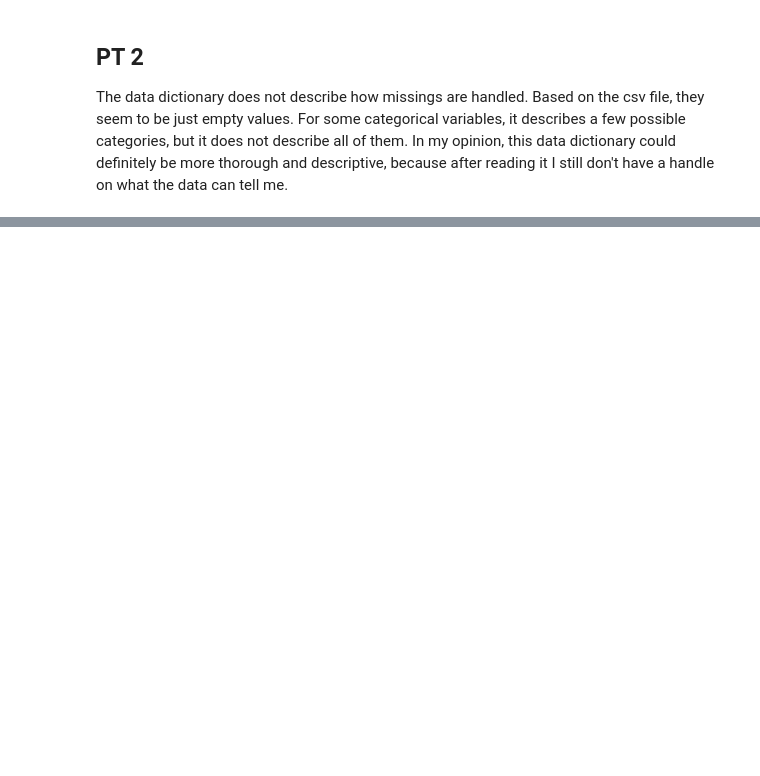
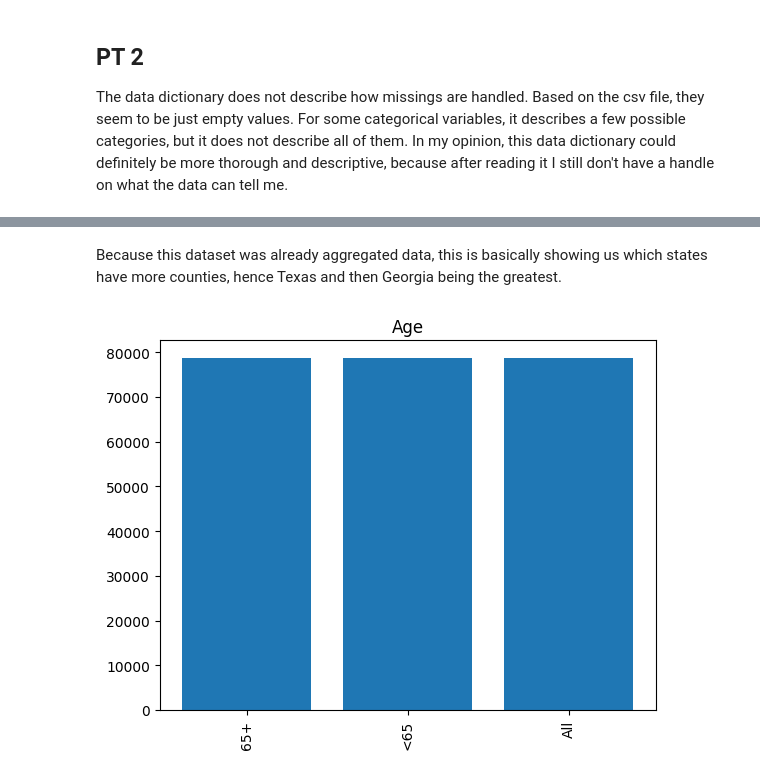
Before and after one commit to rvt9bx/DS3001visualization, a Jupyter notebook: assignment/assignment.ipynb, the cells around one changed output, grey strips where cells are left out. Cells and saved outputs as stored; diff of their text form; code cells hidden in the pictures; blank space fills up the shorter version.

```diff
--- a/assignment/assignment.ipynb
+++ b/assignment/assignment.ipynb
@@ -302,0 +397,11 @@ The data dictionary does not describe how missings are handled. Based on the csv
+# %% [markdown]
+Because this dataset was already aggregated data, this is basically showing us which states have more counties, hence Texas and then Georgia being the greatest.
+# %%
+# age bar graph
+loc_df = my_df.groupby(['age'],as_index=False).size()
+plt.bar(loc_df['age'], loc_df['size'])
+plt.xticks(rotation=90)
+plt.title("Age")
+plt.show()
+# %% [output]
+[figure, added]
```
Also changed, not shown: parts of 26 cells of this notebook.
